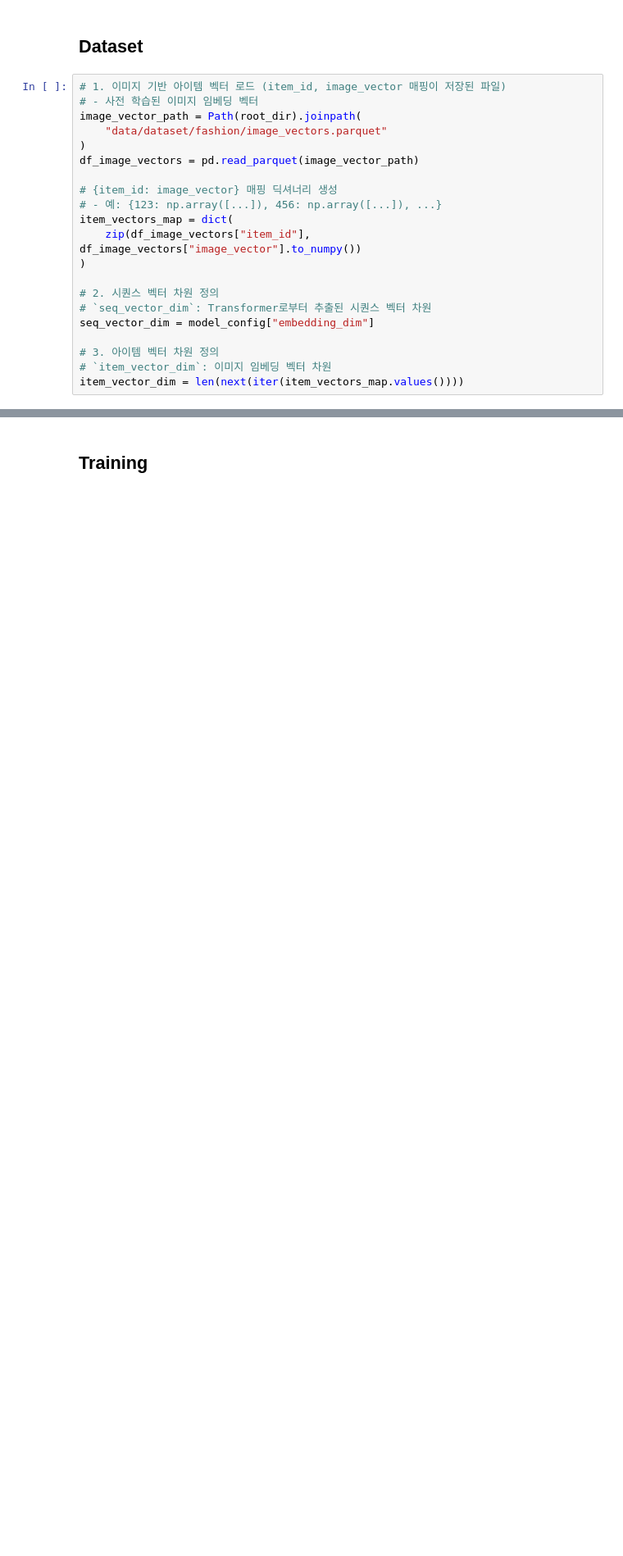
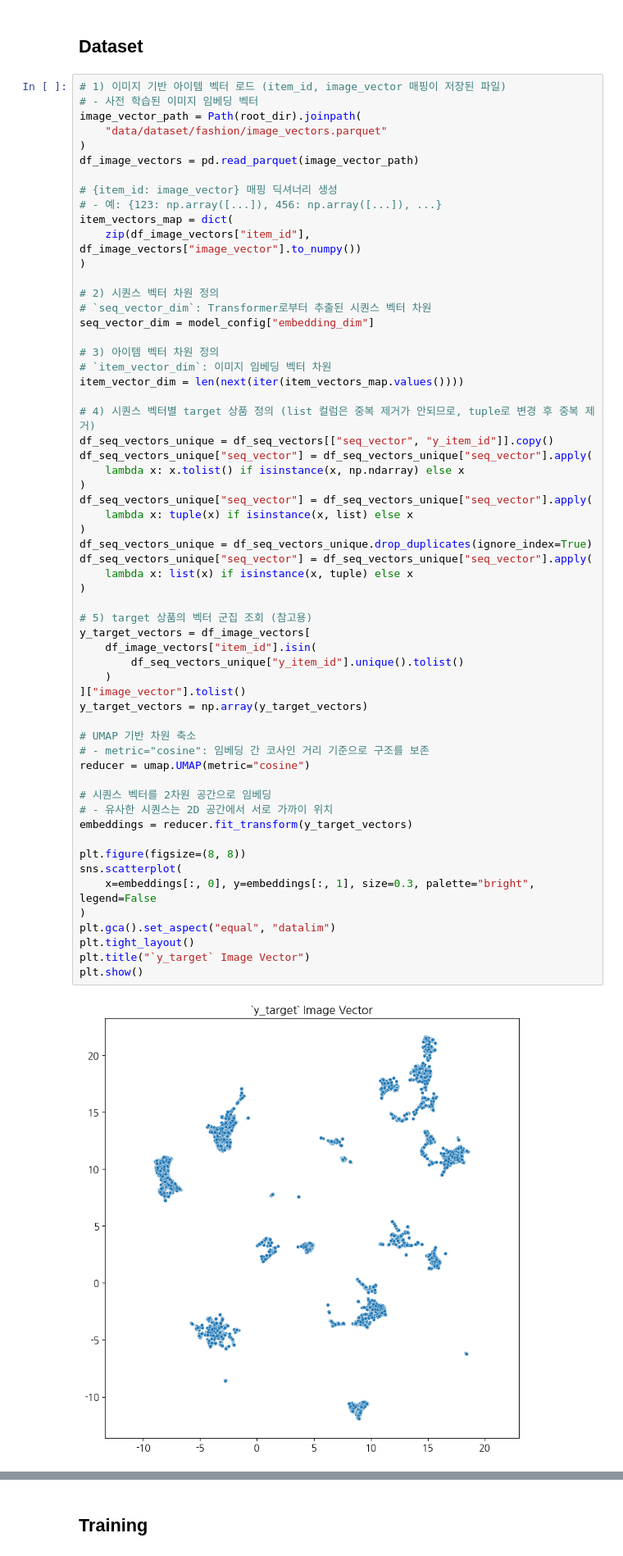
Before and after one commit to yg-hwang/recsys, a Jupyter notebook: 4_modeling_transformer/4_1_train_model.ipynb, the cells around one changed output, grey strips where cells are left out. Shown at 82% size. Saved outputs shown, nothing was run; the diff lists cells and outputs as text; blank space fills up the shorter version.

```diff
--- a/4_modeling_transformer/4_1_train_model.ipynb
+++ b/4_modeling_transformer/4_1_train_model.ipynb
@@ -958,26 +957,66 @@ checkpoint.mkdir(parents=True, exist_ok=True)
 # %% [markdown]
 ## Dataset
 # %%
-# 1. 이미지 기반 아이템 벡터 로드 (item_id, image_vector 매핑이 저장된 파일)
+# 1) 이미지 기반 아이템 벡터 로드 (item_id, image_vector 매핑이 저장된 파일)
 # - 사전 학습된 이미지 임베딩 벡터
 image_vector_path = Path(root_dir).joinpath(
     "data/dataset/fashion/image_vectors.parquet"
 )
 df_image_vectors = pd.read_parquet(image_vector_path)
 
 # {item_id: image_vector} 매핑 딕셔너리 생성
 # - 예: {123: np.array([...]), 456: np.array([...]), ...}
 item_vectors_map = dict(
     zip(df_image_vectors["item_id"], df_image_vectors["image_vector"].to_numpy())
 )
 
-# 2. 시퀀스 벡터 차원 정의
+# 2) 시퀀스 벡터 차원 정의
 # `seq_vector_dim`: Transformer로부터 추출된 시퀀스 벡터 차원
 seq_vector_dim = model_config["embedding_dim"]
 
-# 3. 아이템 벡터 차원 정의
+# 3) 아이템 벡터 차원 정의
 # `item_vector_dim`: 이미지 임베딩 벡터 차원
 item_vector_dim = len(next(iter(item_vectors_map.values())))
+
+# 4) 시퀀스 벡터별 target 상품 정의 (list 컬럼은 중복 제거가 안되므로, tuple로 변경 후 중복 제거)
+df_seq_vectors_unique = df_seq_vectors[["seq_vector", "y_item_id"]].copy()
+df_seq_vectors_unique["seq_vector"] = df_seq_vectors_unique["seq_vector"].apply(
+    lambda x: x.tolist() if isinstance(x, np.ndarray) else x
+)
+df_seq_vectors_unique["seq_vector"] = df_seq_vectors_unique["seq_vector"].apply(
+    lambda x: tuple(x) if isinstance(x, list) else x
+)
+df_seq_vectors_unique = df_seq_vectors_unique.drop_duplicates(ignore_index=True)
+df_seq_vectors_unique["seq_vector"] = df_seq_vectors_unique["seq_vector"].apply(
+    lambda x: list(x) if isinstance(x, tuple) else x
+)
+
+# 5) target 상품의 벡터 군집 조회 (참고용)
+y_target_vectors = df_image_vectors[
+    df_image_vectors["item_id"].isin(
+        df_seq_vectors_unique["y_item_id"].unique().tolist()
+    )
+]["image_vector"].tolist()
+y_target_vectors = np.array(y_target_vectors)
+
+# UMAP 기반 차원 축소
+# - metric="cosine": 임베딩 간 코사인 거리 기준으로 구조를 보존
+reducer = umap.UMAP(metric="cosine")
+
+# 시퀀스 벡터를 2차원 공간으로 임베딩
+# - 유사한 시퀀스는 2D 공간에서 서로 가까이 위치
+embeddings = reducer.fit_transform(y_target_vectors)
+
+plt.figure(figsize=(8, 8))
+sns.scatterplot(
+    x=embeddings[:, 0], y=embeddings[:, 1], size=0.3, palette="bright", legend=False
+)
+plt.gca().set_aspect("equal", "datalim")
+plt.tight_layout()
+plt.title("`y_target` Image Vector")
+plt.show()
+# %% [output]
+[figure, added]
 # %%
 # 1) item_id 매핑 준비
 unique_item_ids = sorted(item_vectors_map.keys())
```
Also changed, not shown: parts of 14 cells of this notebook, 11 other files.
